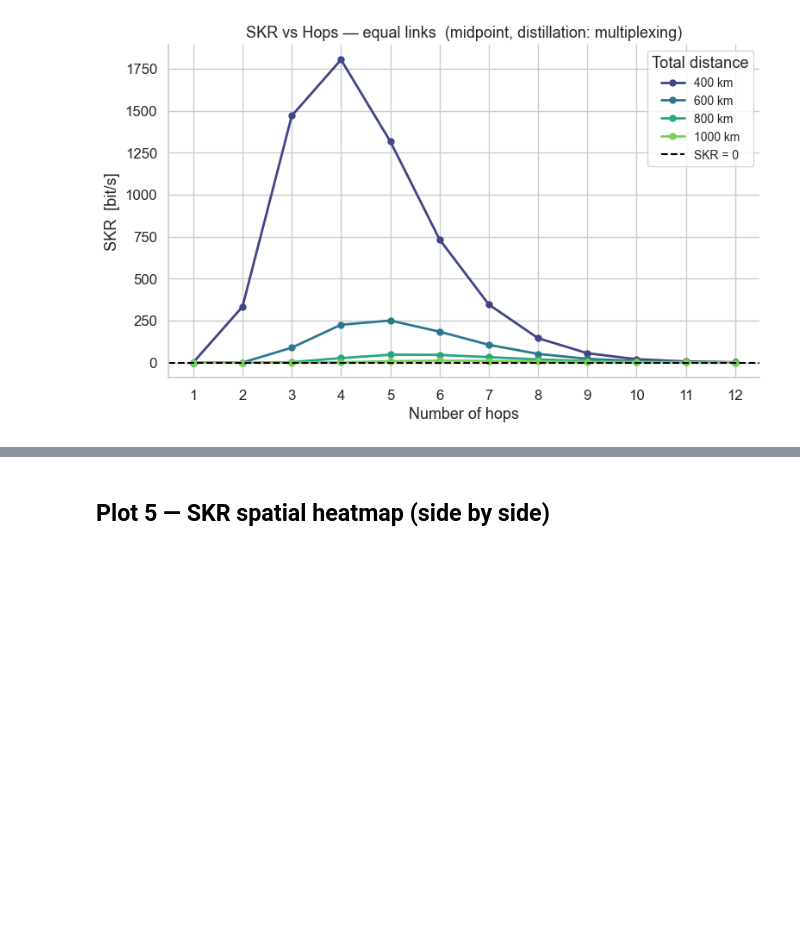
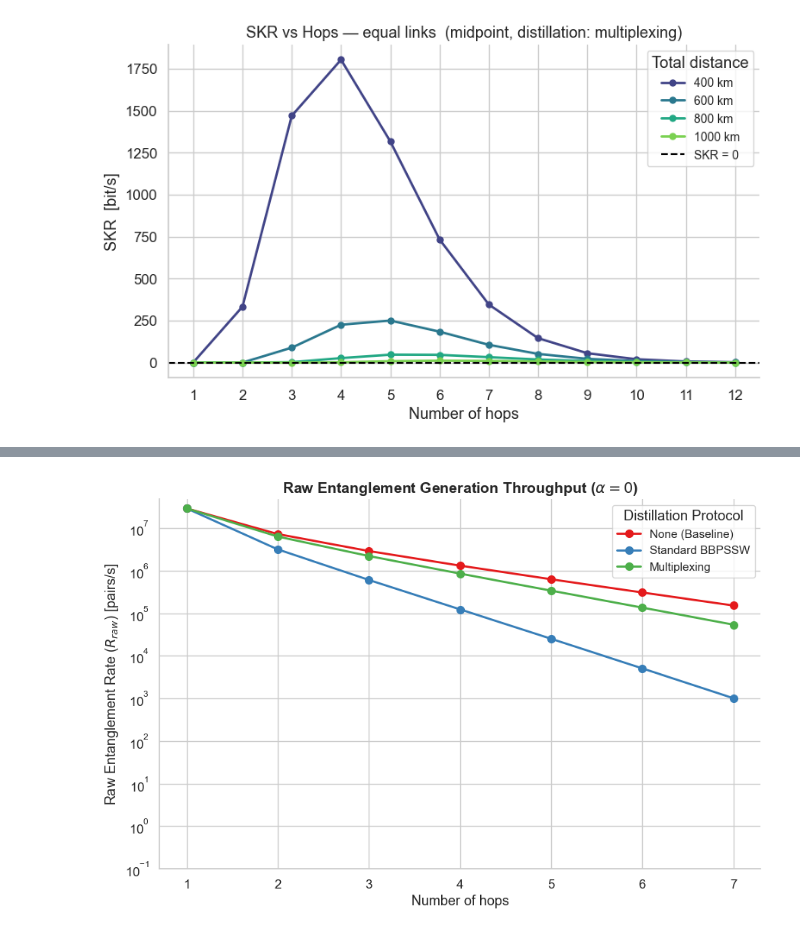
Before and after one commit to lucamar91/qkd_networks, a Jupyter notebook: analysis_plots_dist.ipynb, the cells around one changed output, grey strips where cells are left out. Saved outputs shown, nothing was run; the diff lists cells and outputs as text; code cells hidden in the pictures; blank space fills up the shorter version.

```diff
--- a/analysis_plots_dist.ipynb
+++ b/analysis_plots_dist.ipynb
@@ -785,2 +718,0 @@ plot_skr_vs_distance(NETWORKS, source=SOURCE)
-# %% [markdown]
-## Plot 5 — SKR spatial heatmap (side by side)
@@ -855,0 +719,75 @@ plot_skr_heatmap(net_city, 'S2 city', net_country, 'S2 country', source=SOURCE)
+# %%
+def plot_r_raw_vs_hops_all_dist(net, source=0, max_hops=None):
+    """
+    Raw Entanglement Generation Rate (R_raw) vs hop count with alpha=0,
+    comparing all distillation protocols on the same representative paths.
+    """
+    dist_types = [None, 'standard', 'multiplexing']
+    labels = ['None (Baseline)', 'Standard BBPSSW', 'Multiplexing']
+
+    # Use a distinct color palette
+    palette = sns.color_palette("Set1", len(dist_types))
+
+    p_no_loss = make_params(alpha=0.00)
+
+    # Extract representative paths ONCE so protocols are evaluated fairly
+    net_base = QuantumRepeaterNetwork(
+        p_no_loss, net.A, net.dist, net.coords,
+        architecture=net.architecture, scale=net.scale_km,
+        distillation_type=None,
+    )
+
+    _, paths = net_base.optimal_path(source)
+    paths.pop(source, None)
+
+    rep_by_hops = {}
+    for path in paths.values():
+        n = len(path) - 1
+        if n not in rep_by_hops:
+            rep_by_hops[n] = path
+
+    hop_counts = sorted(rep_by_hops)
+    if max_hops is not None:
+        hop_counts = [h for h in hop_counts if h <= max_hops]
+
+    fig, ax = plt.subplots(figsize=(9, 6))
+
+    for idx, dist_type in enumerate(dist_types):
+        net_eval = QuantumRepeaterNetwork(
+            p_no_loss, net.A, net.dist, net.coords,
+            architecture=net.architecture, scale=net.scale_km,
+            distillation_type=dist_type,
+        )
+
+        # calculate_metrics now returns (R_raw, QBER, SKR).
+        # Index [0] is R_raw.
+        r_raws = []
+        for h in hop_counts:
+            r_raw, _, _ = net_eval.calculate_metrics(rep_by_hops[h])
+            # Mask 0 values to avoid breaking the log scale
+            r_raws.append(r_raw if r_raw > 0 else 1e-10)
+
+        ax.plot(hop_counts, r_raws, marker='o', linewidth=2,
+                color=palette[idx], markersize=7, label=labels[idx])
+
+    # Format as a Logarithmic Plot
+    ax.set_yscale('log')
+    ax.set_ylim(bottom=1e-1) # Set bottom limit safely above 0
+
+    ax.set_xlabel('Number of hops', fontsize=13)
+    ax.set_ylabel('Raw Entanglement Rate ($R_{raw}$) [pairs/s]', fontsize=13)
+    ax.set_title(r'Raw Entanglement Generation Throughput ($\alpha = 0$)', fontsize=14, fontweight='bold')
+    ax.set_xticks(hop_counts)
+    ax.set_xlim(min(hop_counts) - 0.3, max(hop_counts) + 0.3)
+
+    ax.legend(title='Distillation Protocol', frameon=True, fontsize=11)
+    sns.despine()
+    plt.tight_layout()
+
+    plt.savefig('plots/plot_r_raw_generation_comparison.pdf', format='pdf', bbox_inches='tight')
+    plt.show()
+
+# Run the function
+plot_r_raw_vs_hops_all_dist(net_country, source=SOURCE, max_hops=12)
+# %% [output]
+[figure, added]
```
Also changed, not shown: parts of 5 cells of this notebook, 4 other files.
